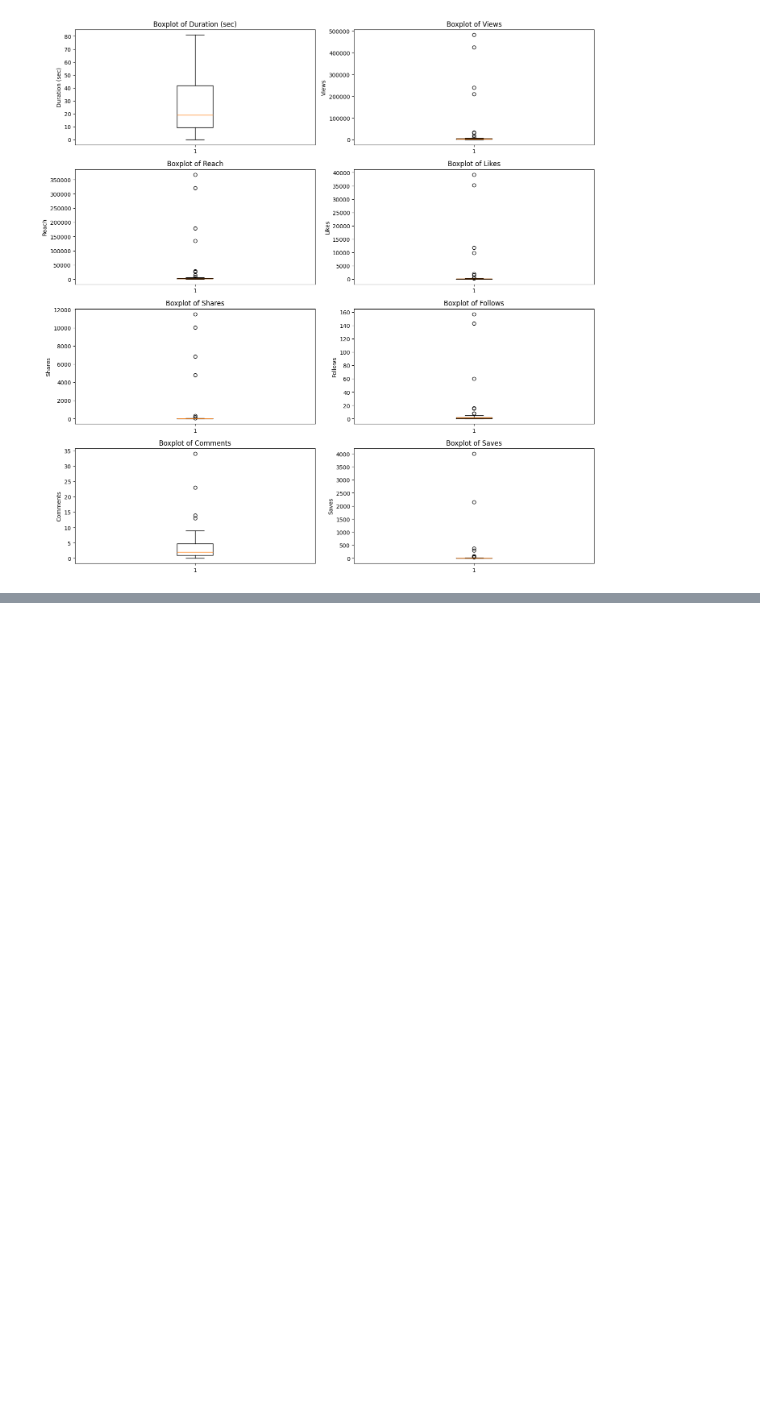
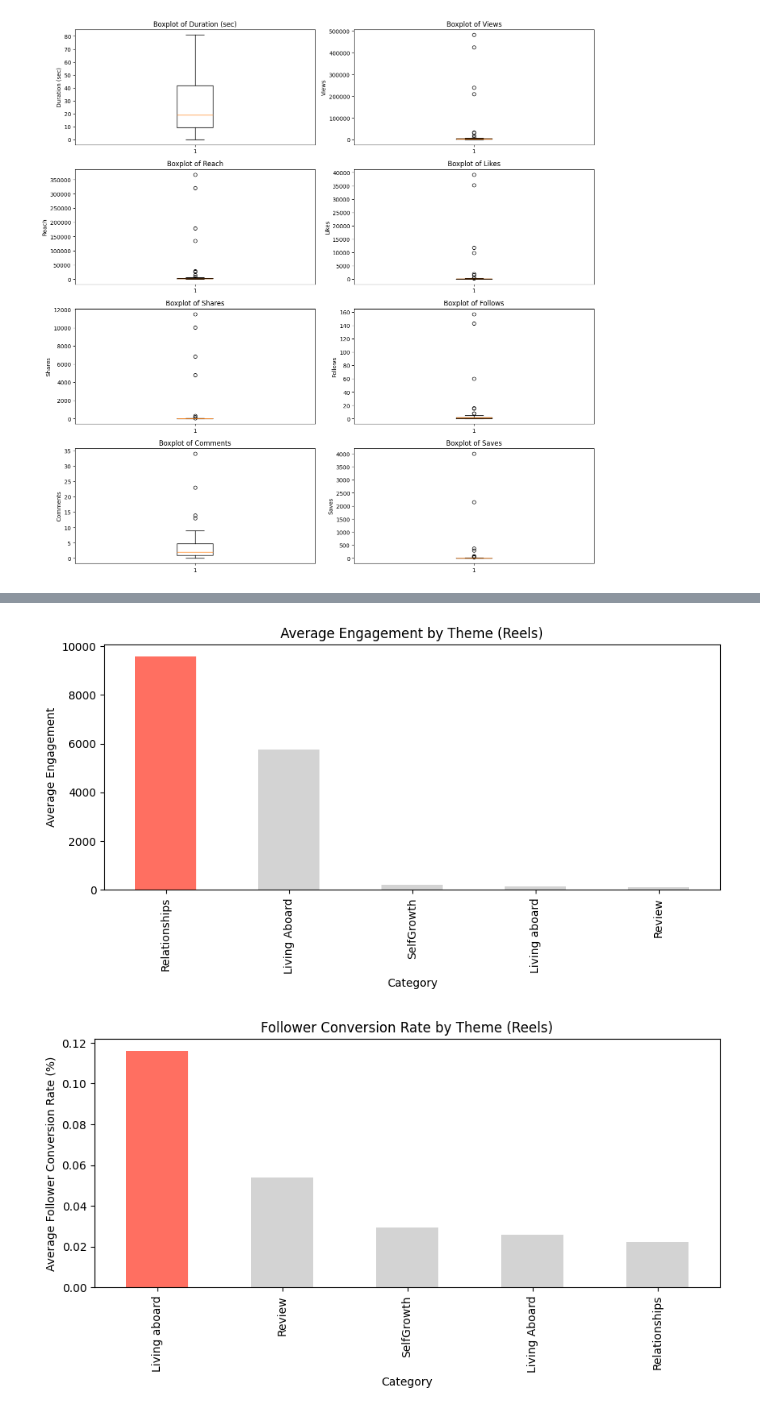
Before and after one commit to ginnyjtm/Marketing, a Jupyter notebook: Content_performance/content.ipynb, the cells around one changed output, grey strips where cells are left out. Saved outputs shown, nothing was run; the diff lists cells and outputs as text; code cells hidden in the pictures; blank space fills up the shorter version.

```diff
--- a/Content_performance/content.ipynb
+++ b/Content_performance/content.ipynb
@@ -80,0 +146,36 @@ plt.show()
+# %%
+# Engagement metric
+df['Engagement'] = df['Likes'] + df['Comments'] + df['Shares'] + df['Saves']
+df['Follower Conversion Rate'] = (df['Follows'] / df['Reach']) * 100
+
+# Filter for Reels
+reels_df = df[df["Post type"] == "IG reel"]
+
+# Group and aggregate
+engagement_by_category = reels_df.groupby('Category')['Engagement'].mean().sort_values(ascending=False)
+conversion_by_category = reels_df.groupby('Category')['Follower Conversion Rate'].mean().sort_values(ascending=False)
+
+# Plot Engagement
+plt.figure(figsize=(10, 4))
+engagement_by_category.plot(
+    kind='bar',
+    color=['#ff6f61' if cat == engagement_by_category.idxmax() else '#d3d3d3'
+           for cat in engagement_by_category.index]
+)
+plt.ylabel('Average Engagement')
+plt.title('Average Engagement by Theme (Reels)')
+plt.show()
+
+# Plot Conversion Rate
+plt.figure(figsize=(10, 4))
+conversion_by_category.plot(
+    kind='bar',
+    color=['#ff6f61' if cat == conversion_by_category.idxmax() else '#d3d3d3'
+           for cat in conversion_by_category.index]
+    )
+plt.ylabel('Average Follower Conversion Rate (%)')
+plt.title('Follower Conversion Rate by Theme (Reels)')
+plt.show()
+# %% [output]
+[figure, added]
+[figure, added]
```
Also changed, not shown: parts of 4 cells of this notebook, 2 other files.
